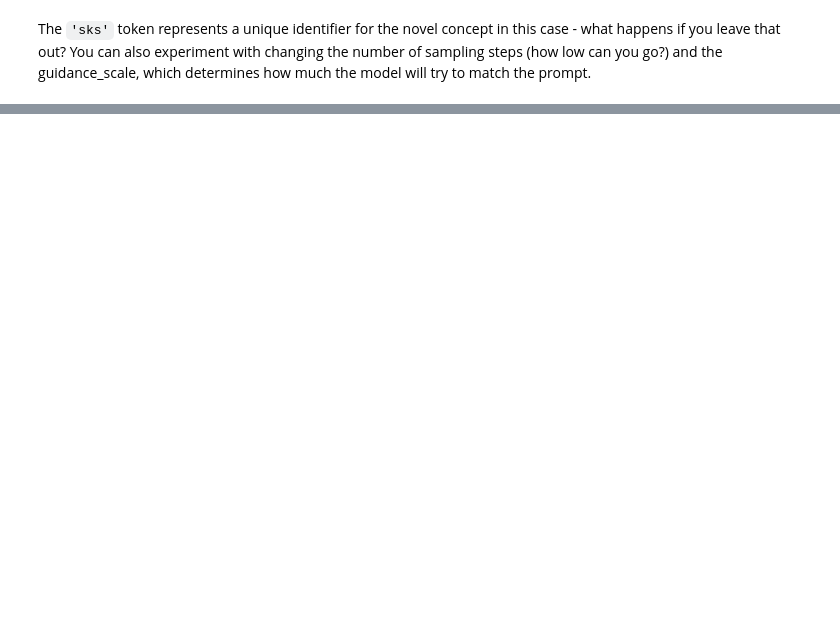
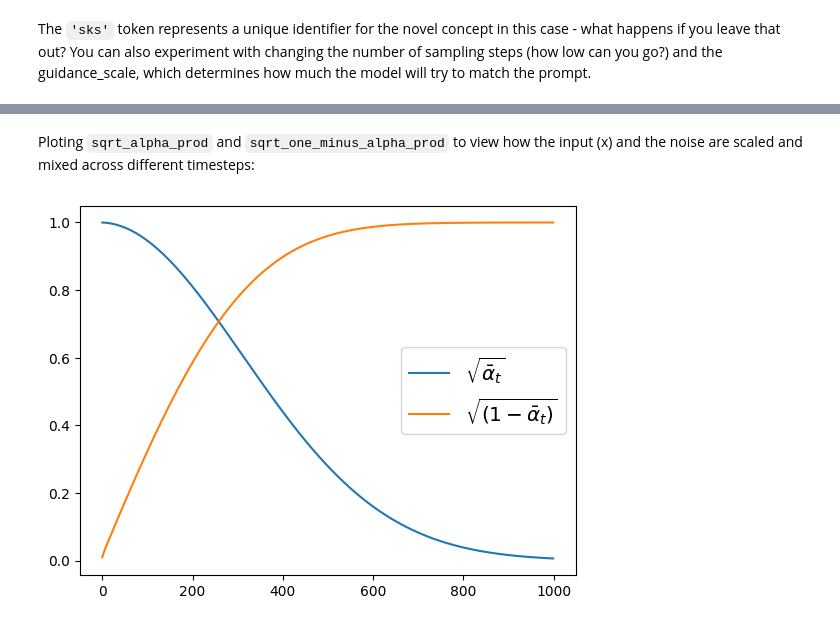
Before and after one commit to crisvarai/diffusers_hugging_face, a Jupyter notebook: Hugging_Face_Diffusers.ipynb, the cells around one changed output, grey strips where cells are left out. Cells and saved outputs as stored; diff of their text form; code cells hidden in the pictures; blank space fills up the shorter version.

```diff
--- a/Hugging_Face_Diffusers.ipynb
+++ b/Hugging_Face_Diffusers.ipynb
@@ -79,0 +157,11 @@ make_grid(images)
+# %%
+from diffusers import DDPMScheduler
+noise_scheduler = DDPMScheduler(num_train_timesteps=1000)
+# %% [markdown]
+Ploting `sqrt_alpha_prod` and `sqrt_one_minus_alpha_prod` to view how the input (x) and the noise are scaled and mixed across different timesteps:
+# %%
+plt.plot(noise_scheduler.alphas_cumprod.cpu() ** 0.5, label=r"${\sqrt{\bar{\alpha}_t}}$")
+plt.plot((1 - noise_scheduler.alphas_cumprod.cpu()) ** 0.5, label=r"$\sqrt{(1 - \bar{\alpha}_t)}$")
+plt.legend(fontsize="x-large");
+# %% [output]
+[figure, added]
```
Also changed, not shown: parts of 45 cells of this notebook.
